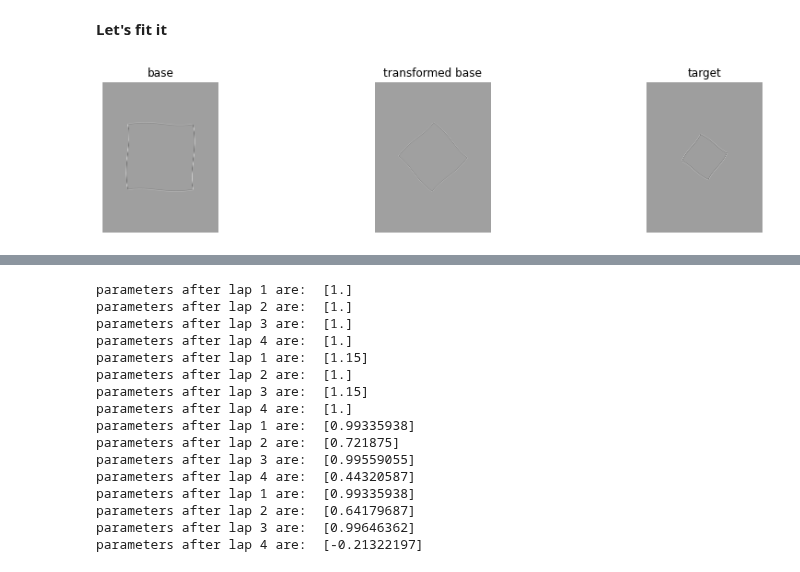
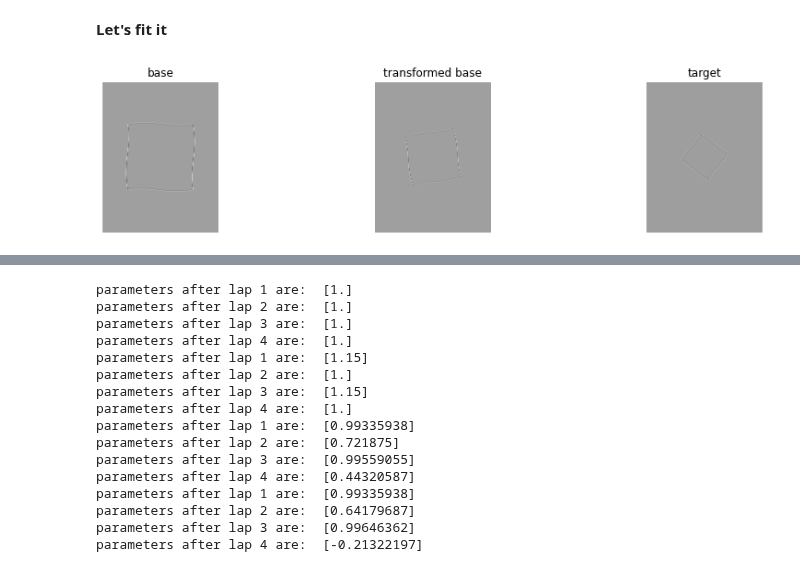
Before and after one commit to lcipolina/escher, a Jupyter notebook: optimization/optimization.ipynb, the cells around one changed output, grey strips where cells are left out. Drawn from its saved outputs; the diff is of its cells as text; code cells hidden in the pictures.

```diff
--- a/optimization/optimization.ipynb
+++ b/optimization/optimization.ipynb
@@ -391,15 +419,14 @@ VERSIE = 2
 <b>Let's fit it</b>
 # %%
 #                                                                                                   laps maxiter
-results[2][VERSIE] = [x.flatten()[0] for x in simone_method(BASE_IMAGES[VERSIE],TARGET_IMAGES[VERSIE], 2, 800, 20, verbose=False)]
+results[2][VERSIE] = [x.flatten()[0] for x in simone_method(BASE_IMAGES[VERSIE],TARGET_IMAGES[VERSIE], 2, 200, 50, verbose=False)]
+plot_images([BASE_IMAGES[VERSIE],
+             scale(rotate(BASE_IMAGES[VERSIE], results[2][VERSIE][0]), results[2][VERSIE][1]),
+             TARGET_IMAGES[VERSIE]],
+            ['base','transformed base','target'],
+)
+# %% [output]
+[figure, added]
-# %%
-plot_images([BASE_IMAGES[VERSIE],
-             scale(rotate(BASE_IMAGES[VERSIE], results[2][VERSIE][0]), results[2][VERSIE][1]),
-             TARGET_IMAGES[VERSIE]],
-            ['base','transformed base','target'],
-)
-# %% [output]
-[figure, removed]
 # %%
 show(2, 2)
 # %% [output]
```
Also changed, not shown: parts of 11 cells of this notebook.
